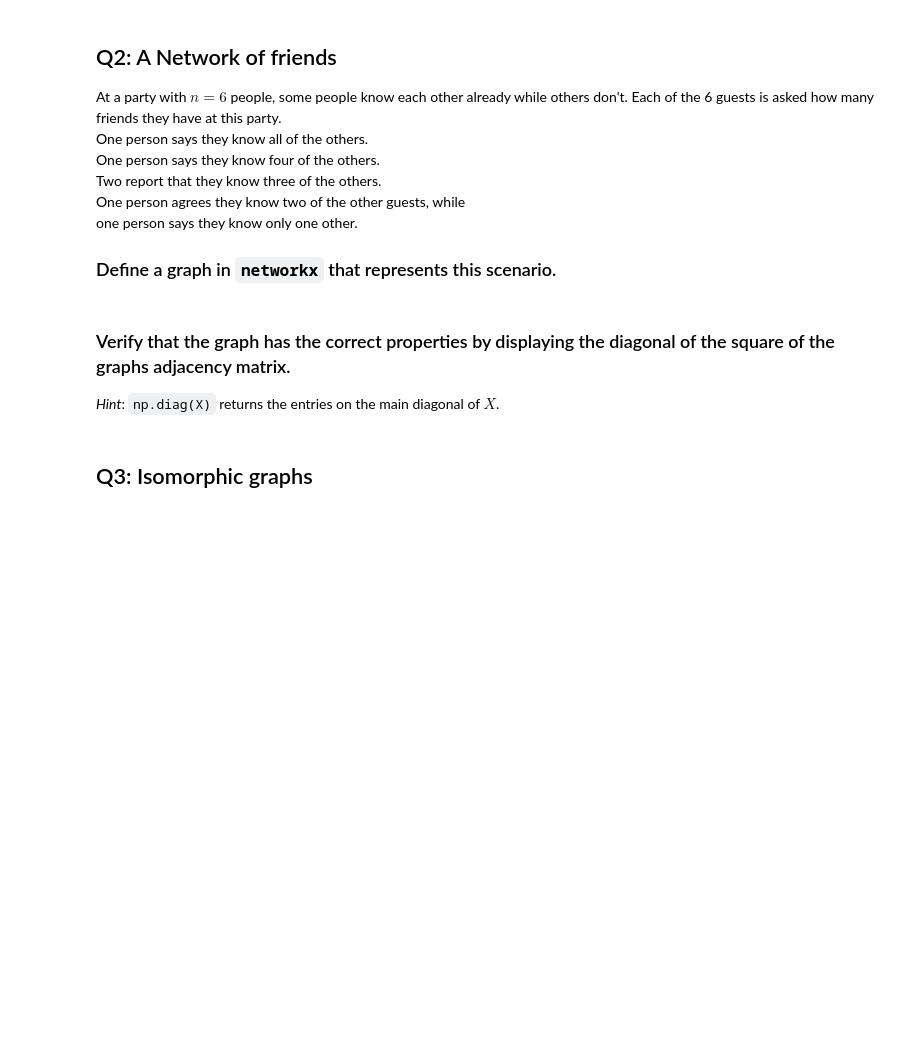
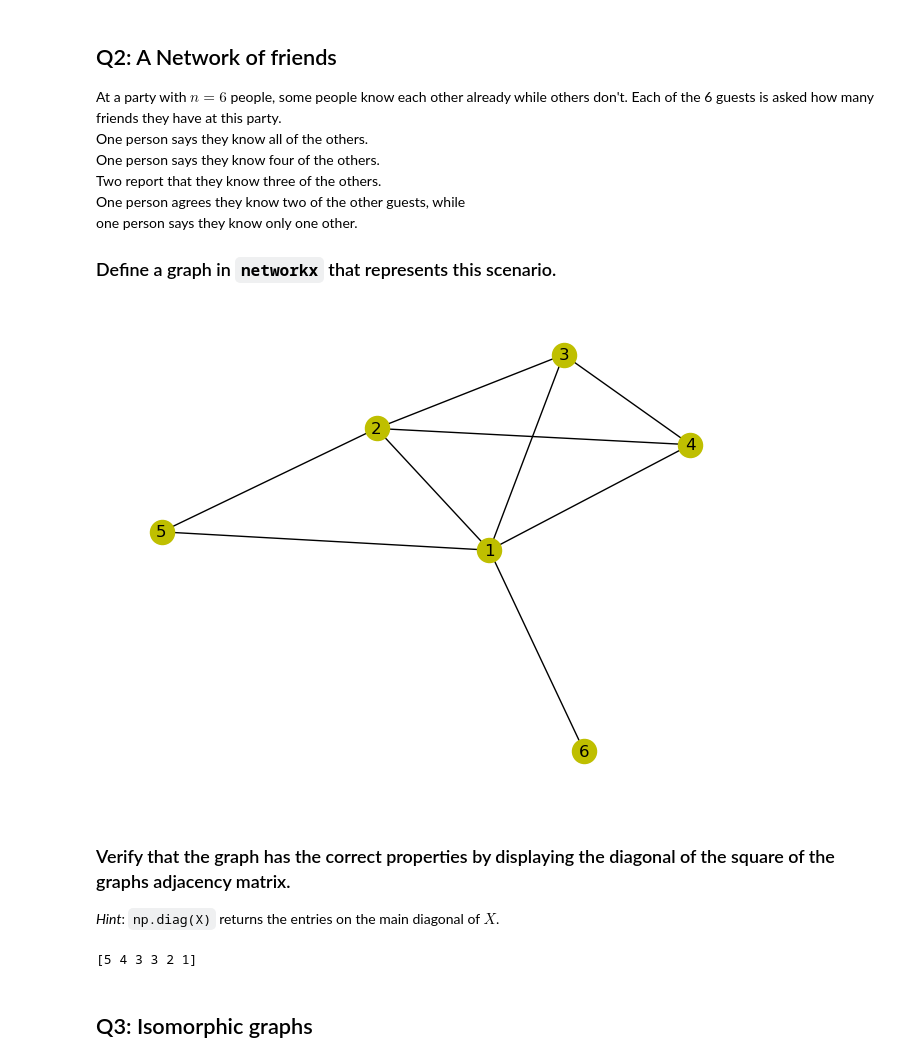
Before and after one commit to 0hAodha/uni, a Jupyter notebook: year4/semester2/CS4423/assignments/assignment1/CS4423-Assignment-1.ipynb, the cells around one changed output. Cells and saved outputs as stored; diff of their text form; code cells hidden in the pictures; blank space fills up the shorter version.

```diff
--- a/year4/semester2/CS4423/assignments/assignment1/CS4423-Assignment-1.ipynb
+++ b/year4/semester2/CS4423/assignments/assignment1/CS4423-Assignment-1.ipynb
@@ -61,13 +71,37 @@ If $G_1$ is bipartite, draw it in `networkx` with a two-colouring of the nodes.
 
 ###    Define a graph in `networkx` that represents this   scenario.
 # %%
-### Give your answer in this cell. Add more cells if needed.
+p1 = [(1,2), (1,3), (1,4), (1,5), (1,6)] # person who knows everyone else
+p2 = [(2,1), (2,3), (2,4), (2,5)] # person who knows four of the others
+p3 = [(3,1), (3,2), (3,4)] # knows three of the others
+p4 = [(4,1), (4,2), (4,3)] # knows three
+p5 = [(5,1), (5,2)] # knows two
+p6 = [(6,1)]
+
+edges = p1 + p2 + p3 + p4 + p5 + p6
+
+G2 = nx.Graph()
+G2.add_edges_from(edges)
+nx.draw(G2, **opts)
+# %% [output]
+[figure, added]
 # %% [markdown]
 ### Verify that the graph has the correct properties by  displaying the diagonal of the square of the graphs adjacency  matrix.
 
 _Hint_: `np.diag(X)` returns the entries on the main diagonal of $X$.
 # %%
-### Give your answer in this cell. Add more cells if needed.
+A = nx.adjacency_matrix(G2).toarray()
+diagonal_of_square = np.diag(A@A)
+
+print(diagonal_of_square)
+
+# the diagonal of the square of the adjacency matrix tell you how many paths of length 2 start and end at each matrix
+# in this situation, it tells us how many people each person knows
+# we can throw an error if the diagonal of the square does not have the value we expect.
+# we expect 5 connections for the first person, 4 for the second, 3, 3, 2, and 1
+assert all(a == b for a,b in zip(diagonal_of_square, [5, 4, 3, 3, 2, 1]))
+# %% [output]
+[5 4 3 3 2 1]
 # %% [markdown]
 ## Q3: Isomorphic graphs
 # %% [markdown]
```
Also changed, not shown: parts of 14 cells of this notebook, 1 other file.
